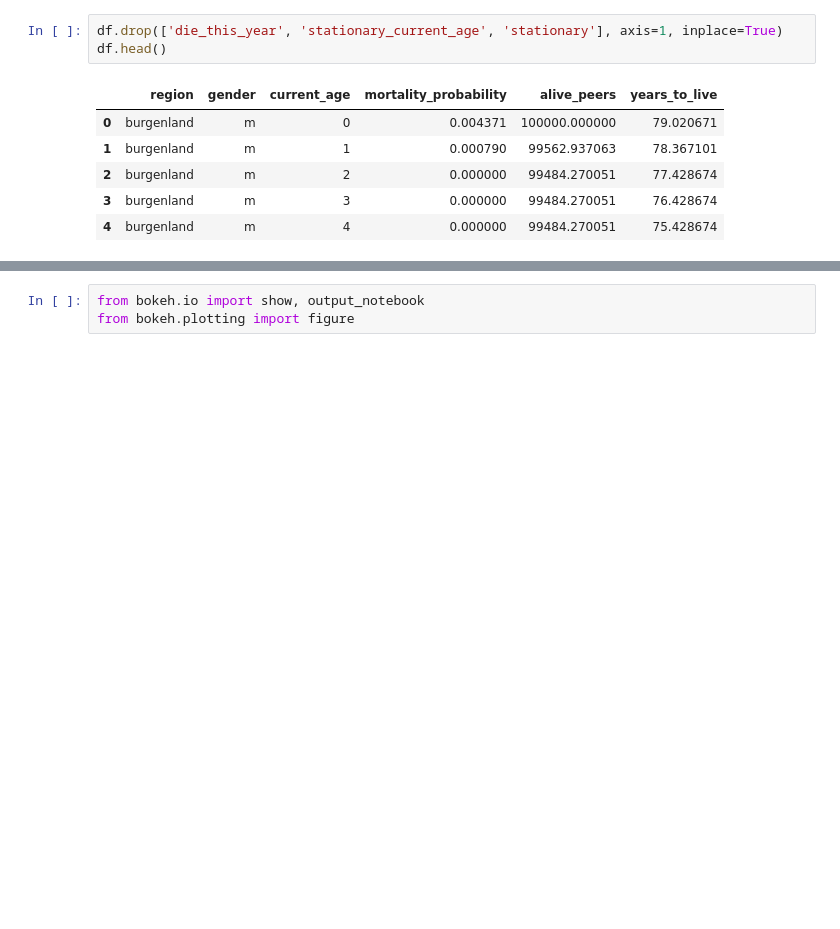
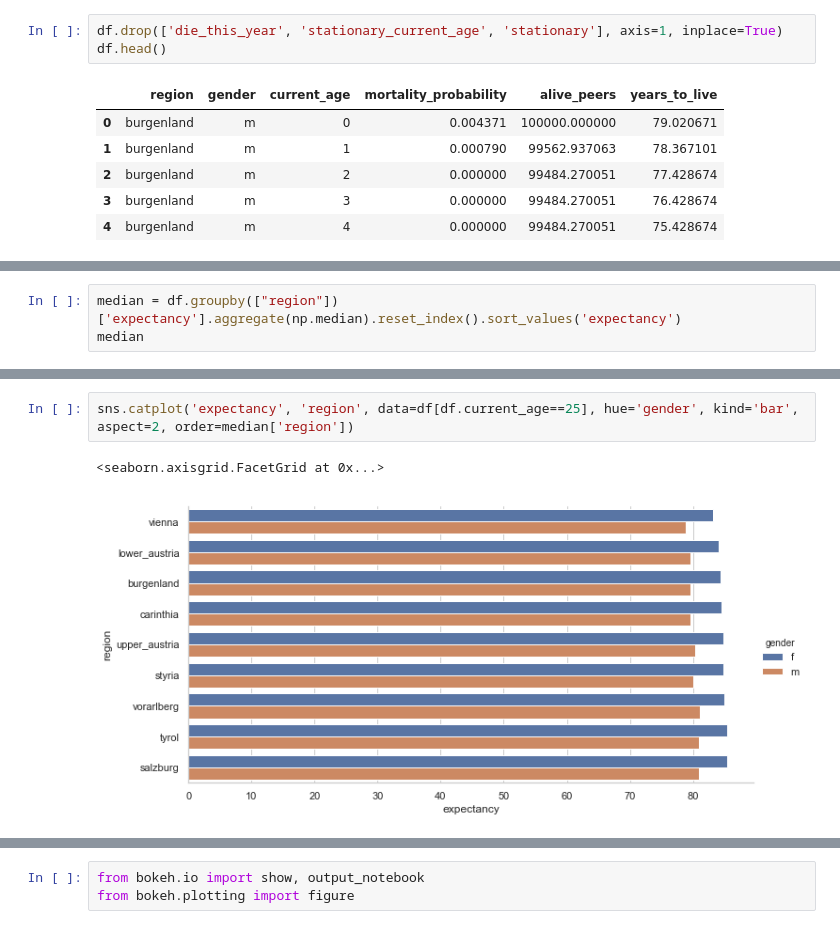
Before and after one commit to thomashon/visualization-life-expectancy-austria-2019, a Jupyter notebook: mortality-austria-2.ipynb, the cells around one changed output, grey strips where cells are left out. Cells and saved outputs as stored; diff of their text form; blank space fills up the shorter version.

```diff
--- a/mortality-austria-2.ipynb
+++ b/mortality-austria-2.ipynb
@@ -58,0 +150,3 @@ sns.relplot(x='current_age', y='mortality_this_year', data=df, kind='scatter', h
+# %%
+median = df.groupby(["region"])['expectancy'].aggregate(np.median).reset_index().sort_values('expectancy')
+median
@@ -58,0 +164,5 @@ sns.relplot(x='current_age', y='mortality_this_year', data=df, kind='scatter', h
+# %%
+sns.catplot('expectancy', 'region', data=df[df.current_age==25], hue='gender', kind='bar', aspect=2, order=median['region'])
+# %% [output]
+<seaborn.axisgrid.FacetGrid at 0x...>
+[figure, added]
```
Also changed, not shown: parts of 39 cells of this notebook, 1 other file.
